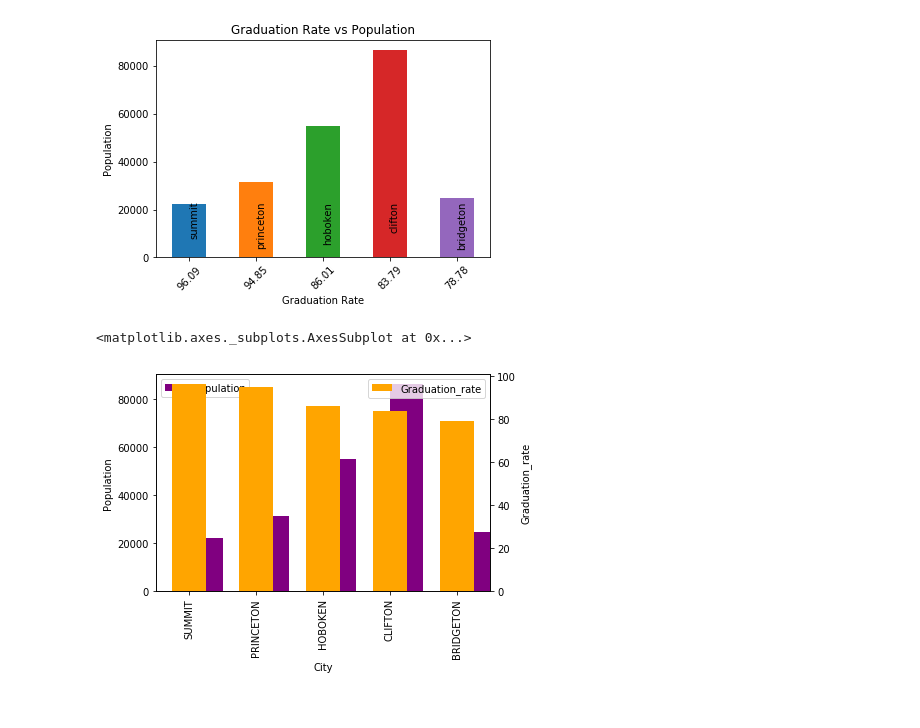
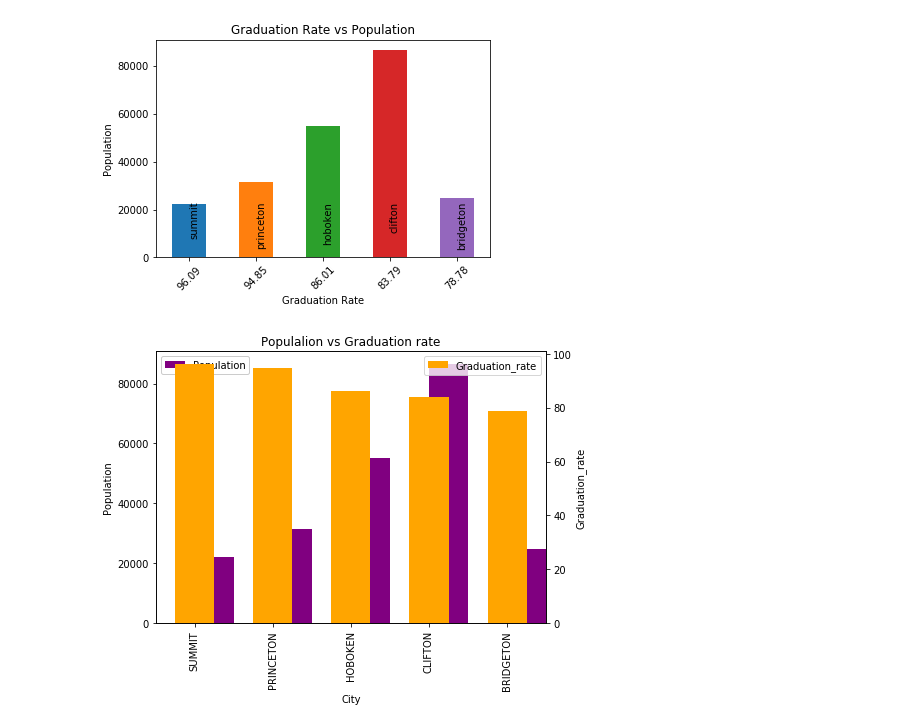
Before and after one commit to fab5-rutgers/first_project, a Jupyter notebook: pop_vs_grad/pop_vs_grad.ipynb, the cells around one changed output. Saved outputs shown, nothing was run; the diff lists cells and outputs as text; code cells hidden in the pictures.

Commit message:
graph updates

```diff
--- a/pop_vs_grad/pop_vs_grad.ipynb
+++ b/pop_vs_grad/pop_vs_grad.ipynb
@@ -165,29 +165,33 @@ plt.xticks(rotation=45)
 [figure]
 # %%
 #smallset_2016
-fig = plt.figure()
+fig = plt.figure(figsize=(7,5))
+
 newax1 = fig.add_subplot(111)
 newax2 = newax1.twinx()
 newax1.set_ylabel("Population")
 newax2.set_ylabel("Graduation_rate")
+newax1.set_title("Populalion vs Graduation rate")
+
 d = smallset_2016.plot(
     kind="bar",
     ax=newax1,
     position=0,
     color='purple',
     legend=True,
     y="Population",
 
 )
+d.legend(loc="best",fancybox=True, framealpha=1)
 
 smallset_2016.plot(
     kind="bar",
     ax=newax2,
     position=.5,
     color='orange',
     legend=True,
     y="Graduation_rate"
 )
+plt.savefig("../graph/populalion_vs_gradrate")
 # %% [output]
-<matplotlib.axes._subplots.AxesSubplot at 0x...>
-[figure, old version]
+[figure, new version]
```
